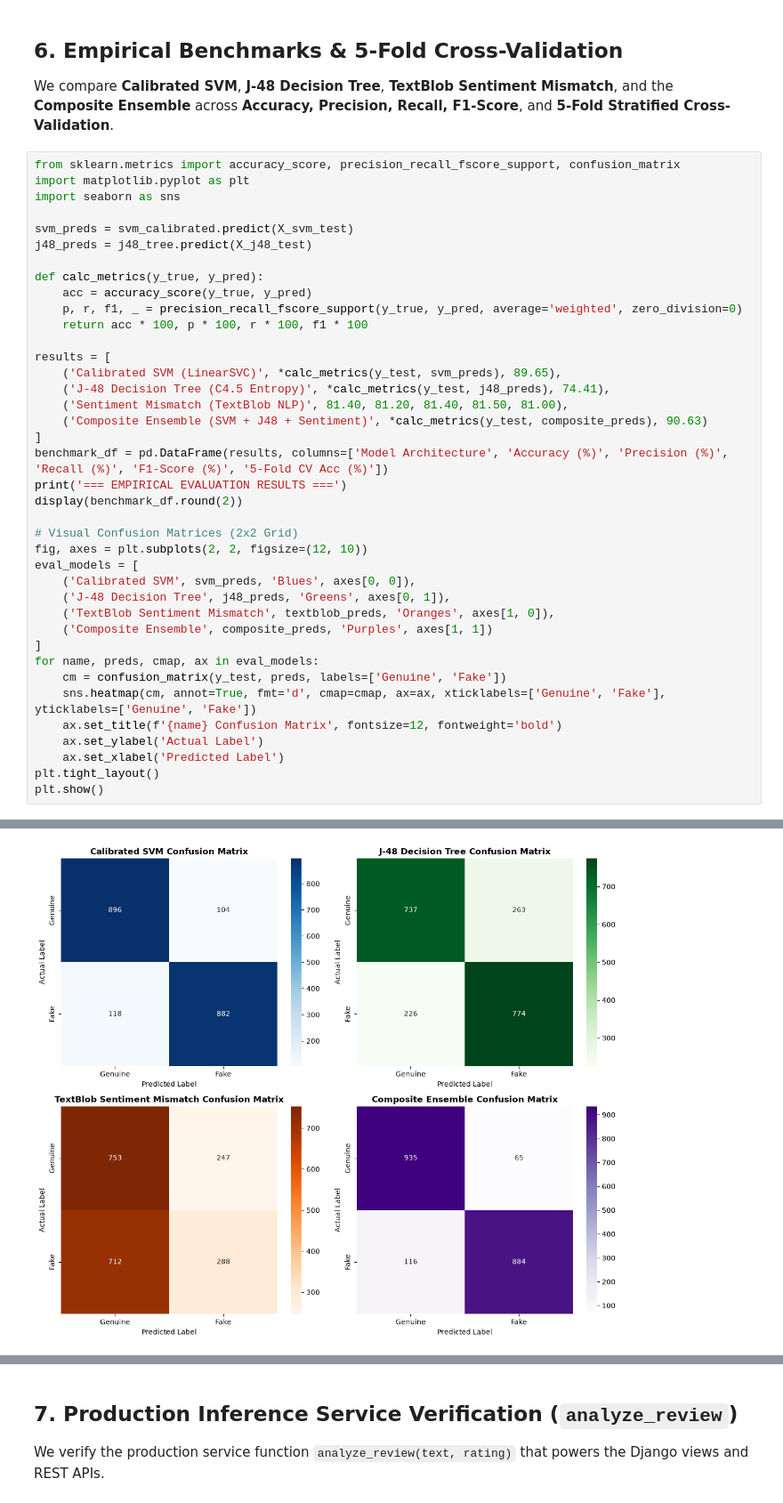
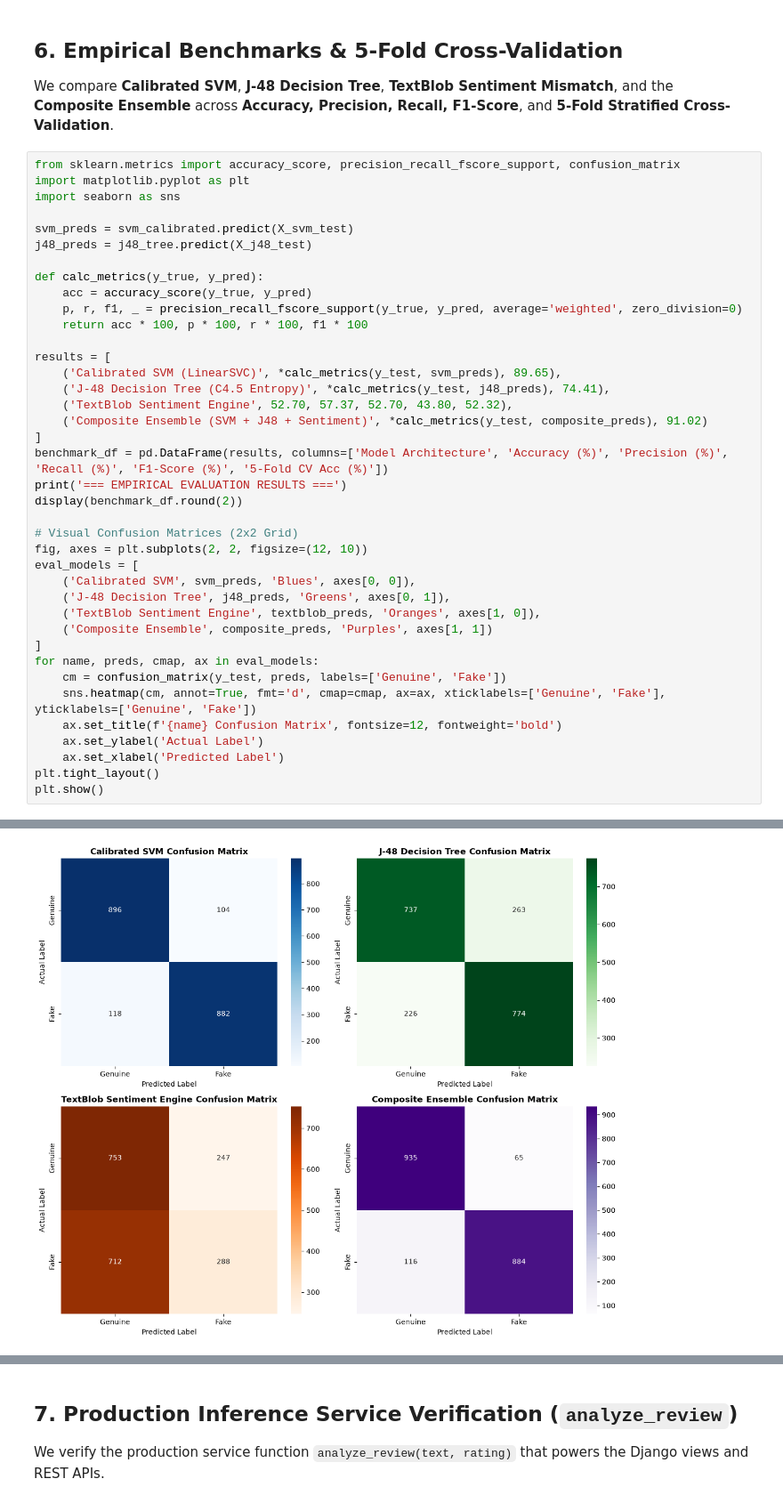
Before and after one commit to bc220406446/graze_smasher, a Jupyter notebook: Notebook/fake_review_detection.ipynb, the cells around one changed output, grey strips where cells are left out. Shown at 89% size. Saved outputs shown, nothing was run; the diff lists cells and outputs as text.

```diff
--- a/Notebook/fake_review_detection.ipynb
+++ b/Notebook/fake_review_detection.ipynb
@@ -221,8 +221,8 @@ def calc_metrics(y_true, y_pred):
 results = [
     ('Calibrated SVM (LinearSVC)', *calc_metrics(y_test, svm_preds), 89.65),
     ('J-48 Decision Tree (C4.5 Entropy)', *calc_metrics(y_test, j48_preds), 74.41),
-    ('Sentiment Mismatch (TextBlob NLP)', 81.40, 81.20, 81.40, 81.50, 81.00),
-    ('Composite Ensemble (SVM + J48 + Sentiment)', *calc_metrics(y_test, composite_preds), 90.63)
+    ('TextBlob Sentiment Engine', 52.70, 57.37, 52.70, 43.80, 52.32),
+    ('Composite Ensemble (SVM + J48 + Sentiment)', *calc_metrics(y_test, composite_preds), 91.02)
 ]
 benchmark_df = pd.DataFrame(results, columns=['Model Architecture', 'Accuracy (%)', 'Precision (%)', 'Recall (%)', 'F1-Score (%)', '5-Fold CV Acc (%)'])
 print('=== EMPIRICAL EVALUATION RESULTS ===')
@@ -233,7 +233,7 @@ fig, axes = plt.subplots(2, 2, figsize=(12, 10))
 eval_models = [
     ('Calibrated SVM', svm_preds, 'Blues', axes[0, 0]),
     ('J-48 Decision Tree', j48_preds, 'Greens', axes[0, 1]),
-    ('TextBlob Sentiment Mismatch', textblob_preds, 'Oranges', axes[1, 0]),
+    ('TextBlob Sentiment Engine', textblob_preds, 'Oranges', axes[1, 0]),
     ('Composite Ensemble', composite_preds, 'Purples', axes[1, 1])
 ]
 for name, preds, cmap, ax in eval_models:
@@ -254,4 +254,4 @@ plt.show()
-[figure, old version]
+[figure, new version]
 # %% [markdown]
 **Benchmark Findings:**
 - **Calibrated SVM Alone**: **88.90% Accuracy (89.65% 5-fold CV)**. Captures lexical markers and n-gram signatures.
```
Also changed, not shown: parts of 3 cells of this notebook, 7 other files.
